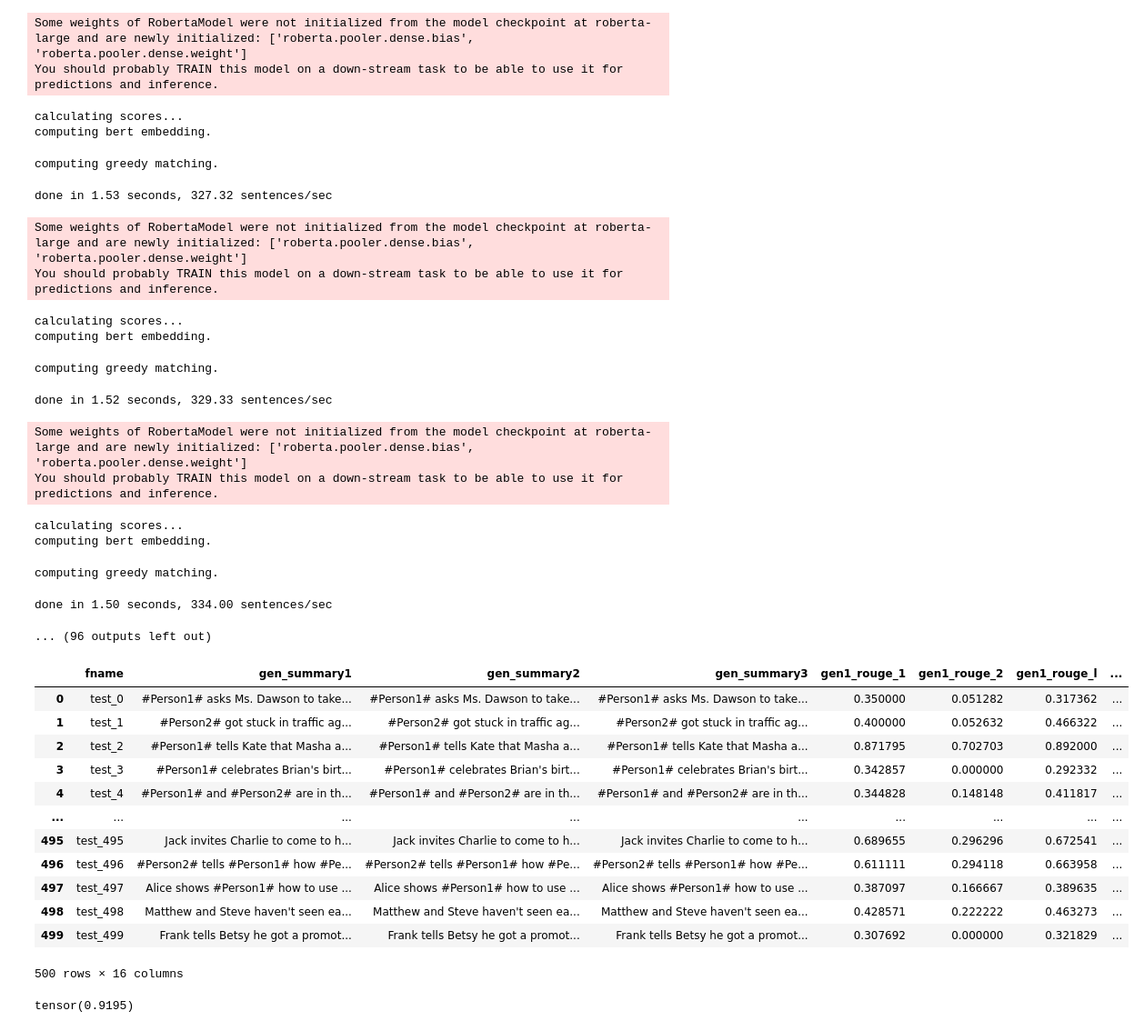
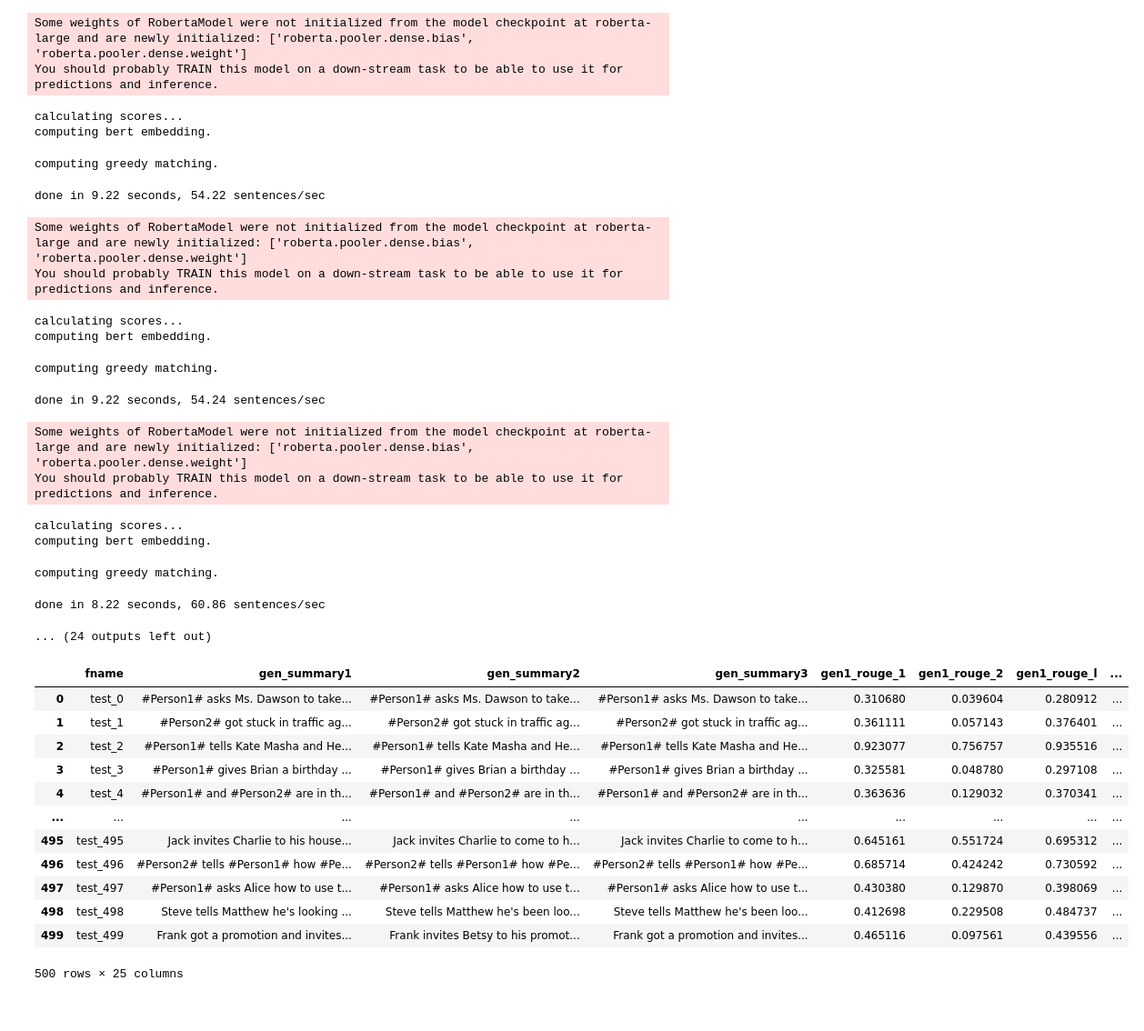
Before and after one commit to worachot-n/contrastive-dialogue-summarization, a Jupyter notebook: build_excel.ipynb, the cells around one changed output. Shown at 91% size. Saved outputs shown, nothing was run; the diff lists cells and outputs as text; code cells hidden in the pictures.

```diff
--- a/build_excel.ipynb
+++ b/build_excel.ipynb
@@ -18,4 +21,5 @@ name_method = {'1': '1_bart_noprompt', '2': '2_bart_topic', '3': '3_bart_length'
 # %%
-total_method = 9
+total_method = 17
 
-list_method = list(range(1 ,total_method + 1))
+# list_method = list(range(1 ,total_method + 1))
+list_method = list(range(15 ,total_method + 1))
@@ -118,16 +119,23 @@ list_gold_topic = ['topic1', 'topic2', 'topic3']
 list_gen_summary = ['gen_summary1', 'gen_summary2', 'gen_summary3']
 # %%
 for i in list_method:
+    # for num in range(len(list_gen_summary)):
     for num in range(len(list_gen_summary)):
         rouge_1_list = []
         rouge_2_list = []
         rouge_l_list = []
         gold_list = []
         gen_list = []
+        gold_length_list = []
+        gen_length_list = []
+        diff_length_list = []
         # print(num)
         for idx in range(500):
             gold = gold_summary_df.loc[idx, list_gold_summary[num]]
             gen = result_all_df[i].loc[idx, list_gen_summary[num]]
+            gold_len = len(gold.split(" "))
+            gen_len = len(gen.split(" "))
+            diff_len = gen_len - gold_len
             rouge_1 = py_rouge_scores(gold, gen)['rouge-1']['f']
             rouge_2 = py_rouge_scores(gold, gen)['rouge-2']['f']
             rouge_l = py_rouge_scores(gold, gen)['rouge-l']['f']
@@ -136,6 +144,9 @@ for i in list_method:
             rouge_l_list.append(rouge_l)
             gold_list.append(gold)
             gen_list.append(gen)
+            gold_length_list.append(gold_len)
+            gen_length_list.append(gen_len)
+            diff_length_list.append(diff_len)
             # print(len(rouge_1_list))
         P, R, F1 = score(gold_list, gen_list, lang="en", verbose=True)
         bert_score = F1.tolist()
@@ -143,40 +154,46 @@ for i in list_method:
         result_all_df[i][f"gen{num+1}_rouge_2"] = rouge_2_list
         result_all_df[i][f"gen{num+1}_rouge_l"] = rouge_l_list
         result_all_df[i][f"gen{num+1}_bert_score"] = bert_score
+        result_all_df[i][f"gen{num+1}_gold_length"] = gold_length_list
+        result_all_df[i][f"gen{num+1}_gen_length"] = gen_length_list
+        result_all_df[i][f"gen{num+1}_diff_length"] = diff_length_list
+        # break
 # %% [output]
 Some weights of RobertaModel were not initialized from the model checkpoint at roberta-large and are newly initialized: ['roberta.pooler.dense.bias', 'roberta.pooler.dense.weight']
 You should probably TRAIN this model on a down-stream task to be able to use it for predictions and inference.
 calculating scores...
 computing bert embedding.
 computing greedy matching.
-done in 1.53 seconds, 327.32 sentences/sec
+done in 9.22 seconds, 54.22 sentences/sec
 Some weights of RobertaModel were not initialized from the model checkpoint at roberta-large and are newly initialized: ['roberta.pooler.dense.bias', 'roberta.pooler.dense.weight']
 You should probably TRAIN this model on a down-stream task to be able to use it for predictions and inference.
 calculating scores...
 computing bert embedding.
 computing greedy matching.
-done in 1.52 seconds, 329.33 sentences/sec
+done in 9.22 seconds, 54.24 sentences/sec
 Some weights of RobertaModel were not initialized from the model checkpoint at roberta-large and are newly initialized: ['roberta.pooler.dense.bias', 'roberta.pooler.dense.weight']
 You should probably TRAIN this model on a down-stream task to be able to use it for predictions and inference.
 calculating scores...
 computing bert embedding.
 computing greedy matching.
-done in 1.50 seconds, 334.00 sentences/sec
+done in 8.22 seconds, 60.86 sentences/sec
-... (96 outputs left out)
+... (24 outputs left out)
 # %%
-result_all_df[1]
+# result_all_df[1]
-# %% [output]
-|  | fname | gen_summary1 | gen_summary2 | gen_summary3 | gen1_rouge_1 | gen1_rouge_2 | gen1_rouge_l | ... |
-| 0 | test_0 | #Person1# asks Ms. Dawson to take... | #Person1# asks Ms. Dawson to take... | #Person1# asks Ms. Dawson to take... | 0.350000 | 0.051282 | 0.317362 | ... |
-| 1 | test_1 | #Person2# got stuck in traffic ag... | #Person2# got stuck in traffic ag... | #Person2# got stuck in traffic ag... | 0.400000 | 0.052632 | 0.466322 | ... |
-| 2 | test_2 | #Person1# tells Kate that Masha a... | #Person1# tells Kate that Masha a... | #Person1# tells Kate that Masha a... | 0.871795 | 0.702703 | 0.892000 | ... |
-| 3 | test_3 | #Person1# celebrates Brian's birt... | #Person1# celebrates Brian's birt... | #Person1# celebrates Brian's birt... | 0.342857 | 0.000000 | 0.292332 | ... |
-| 4 | test_4 | #Person1# and #Person2# are in th... | #Person1# and #Person2# are in th... | #Person1# and #Person2# are in th... | 0.344828 | 0.148148 | 0.411817 | ... |
-| ... | ... | ... | ... | ... | ... | ... | ... | ... |
-| 495 | test_495 | Jack invites Charlie to come to h... | Jack invites Charlie to come to h... | Jack invites Charlie to come to h... | 0.689655 | 0.296296 | 0.672541 | ... |
-| 496 | test_496 | #Person2# tells #Person1# how #Pe... | #Person2# tells #Person1# how #Pe... | #Person2# tells #Person1# how #Pe... | 0.611111 | 0.294118 | 0.663958 | ... |
-| 497 | test_497 | Alice shows #Person1# how to use ... | Alice shows #Person1# how to use ... | Alice shows #Person1# how to use ... | 0.387097 | 0.166667 | 0.389635 | ... |
-| 498 | test_498 | Matthew and Steve haven't seen ea... | Matthew and Steve haven't seen ea... | Matthew and Steve haven't seen ea... | 0.428571 | 0.222222 | 0.463273 | ... |
-| 499 | test_499 | Frank tells Betsy he got a promot... | Frank tells Betsy he got a promot... | Frank tells Betsy he got a promot... | 0.307692 | 0.000000 | 0.321829 | ... |
-500 rows × 16 columns
+# %%
+result_all_df[15]
+# %% [output]
+|  | fname | gen_summary1 | gen_summary2 | gen_summary3 | gen1_rouge_1 | gen1_rouge_2 | gen1_rouge_l | ... |
+| 0 | test_0 | #Person1# asks Ms. Dawson to take... | #Person1# asks Ms. Dawson to take... | #Person1# asks Ms. Dawson to take... | 0.310680 | 0.039604 | 0.280912 | ... |
+| 1 | test_1 | #Person2# got stuck in traffic ag... | #Person2# got stuck in traffic ag... | #Person2# got stuck in traffic ag... | 0.361111 | 0.057143 | 0.376401 | ... |
+| 2 | test_2 | #Person1# tells Kate Masha and He... | #Person1# tells Kate Masha and He... | #Person1# tells Kate Masha and He... | 0.923077 | 0.756757 | 0.935516 | ... |
+| 3 | test_3 | #Person1# gives Brian a birthday ... | #Person1# gives Brian a birthday ... | #Person1# gives Brian a birthday ... | 0.325581 | 0.048780 | 0.297108 | ... |
+| 4 | test_4 | #Person1# and #Person2# are in th... | #Person1# and #Person2# are in th... | #Person1# and #Person2# are in th... | 0.363636 | 0.129032 | 0.370341 | ... |
+| ... | ... | ... | ... | ... | ... | ... | ... | ... |
+| 495 | test_495 | Jack invites Charlie to his house... | Jack invites Charlie to come to h... | Jack invites Charlie to come to h... | 0.645161 | 0.551724 | 0.695312 | ... |
+| 496 | test_496 | #Person2# tells #Person1# how #Pe... | #Person2# tells #Person1# how #Pe... | #Person2# tells #Person1# how #Pe... | 0.685714 | 0.424242 | 0.730592 | ... |
+| 497 | test_497 | #Person1# asks Alice how to use t... | #Person1# asks Alice how to use t... | #Person1# asks Alice how to use t... | 0.430380 | 0.129870 | 0.398069 | ... |
+| 498 | test_498 | Steve tells Matthew he's looking ... | Steve tells Matthew he's been loo... | Steve tells Matthew he's been loo... | 0.412698 | 0.229508 | 0.484737 | ... |
+| 499 | test_499 | Frank got a promotion and invites... | Frank invites Betsy to his promot... | Frank got a promotion and invites... | 0.465116 | 0.097561 | 0.439556 | ... |
+500 rows × 25 columns
 # %%
@@ -212,7 +212,3 @@ for i in range(2, total_method+1):
-# %%
-torch.mean(F1)
-# %% [output]
-tensor(0.9195)
 # %%
 num_example = 7
 gen_summary_num = 0
```
Also changed, not shown: parts of 14 cells of this notebook, 21 other files.
